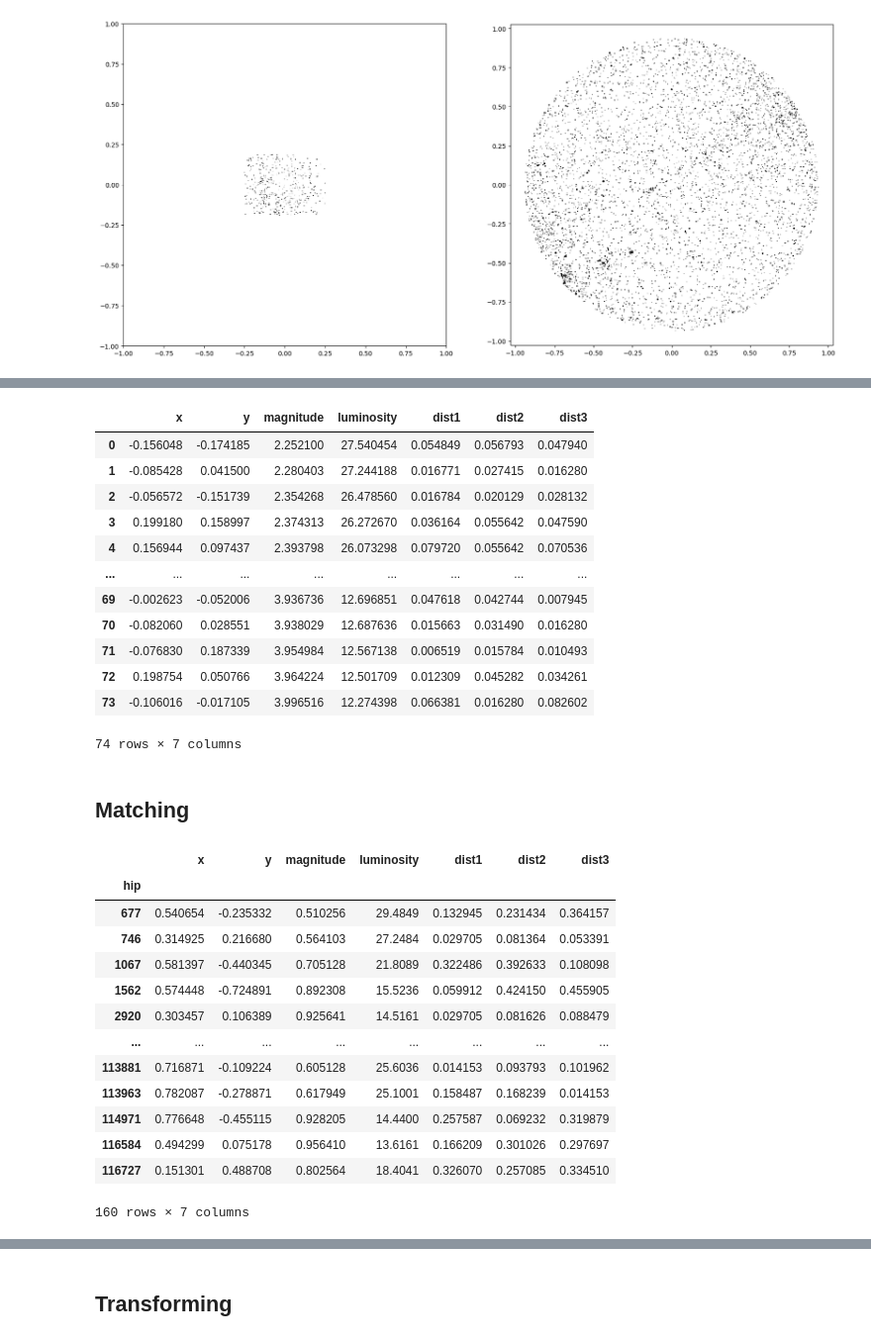
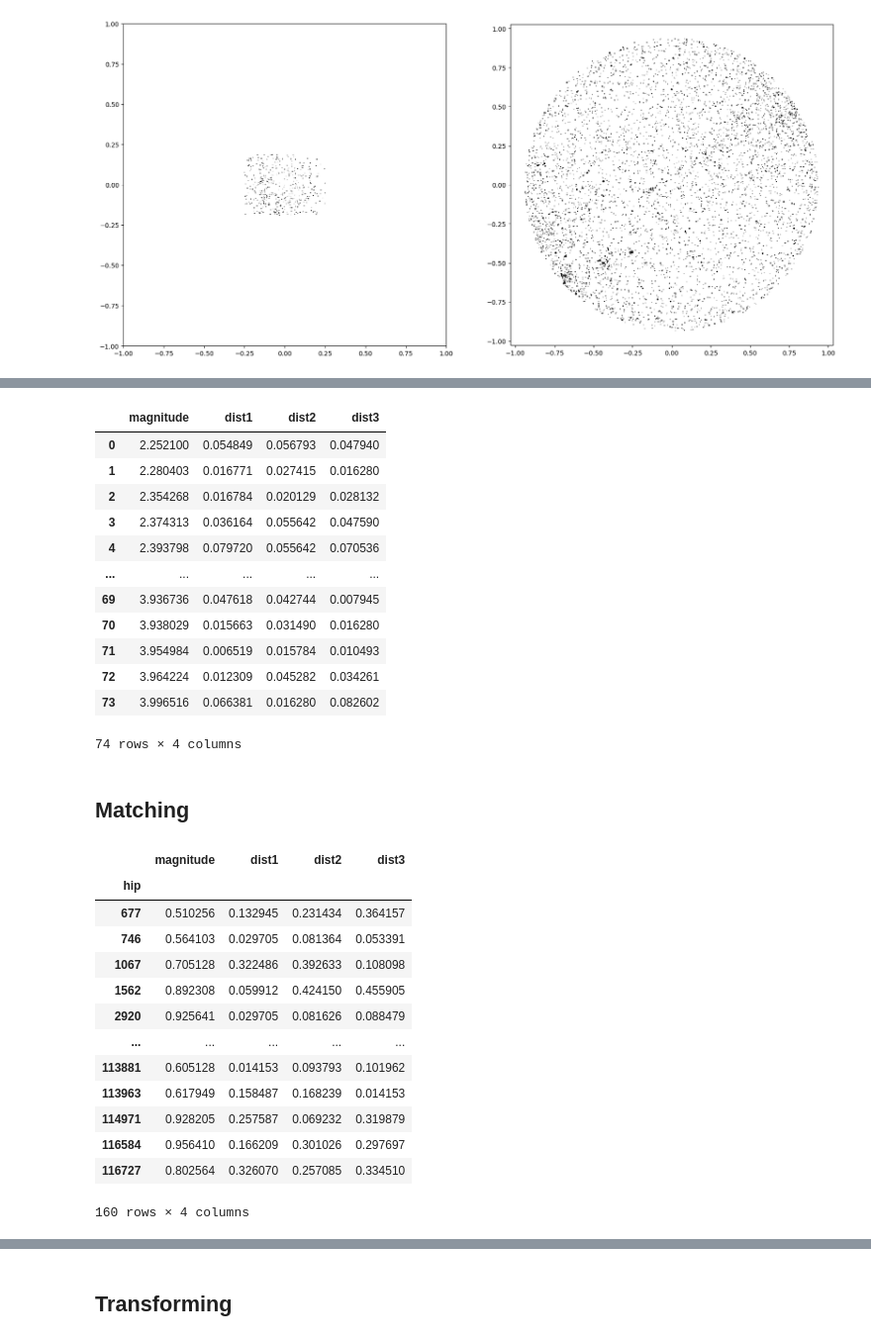
Before and after one commit to emilycardwell/find-my-star, a Jupyter notebook: testing.ipynb, the cells around one changed output, grey strips where cells are left out. Shown at 99% size. Drawn from its saved outputs; the diff is of its cells as text; code cells hidden in the pictures.

```diff
--- a/testing.ipynb
+++ b/testing.ipynb
@@ -560,7 +560,7 @@ def get_features(df):
         'dist3': np.array(all_dists)[:, 2],
     }, index=df.index)
 
-    return pd.concat([df, feats], axis=1)
+    return pd.concat([df.magnitude, feats], axis=1)
 # %%
 brightest_refs = star_data[star_data.loc[:, 'magnitude'] < 4].copy()
 ref_feats = get_features(brightest_refs)
@@ -585,46 +585,46 @@ brightest_tests = norm_test_df[norm_test_df.loc[:, 'magnitude'] < 4].copy()
 test_feats = get_features(brightest_tests)
 test_feats
 # %% [output]
-|  | x | y | magnitude | luminosity | dist1 | dist2 | dist3 |
-| 0 | -0.156048 | -0.174185 | 2.252100 | 27.540454 | 0.054849 | 0.056793 | 0.047940 |
-| 1 | -0.085428 | 0.041500 | 2.280403 | 27.244188 | 0.016771 | 0.027415 | 0.016280 |
-| 2 | -0.056572 | -0.151739 | 2.354268 | 26.478560 | 0.016784 | 0.020129 | 0.028132 |
-| 3 | 0.199180 | 0.158997 | 2.374313 | 26.272670 | 0.036164 | 0.055642 | 0.047590 |
-| 4 | 0.156944 | 0.097437 | 2.393798 | 26.073298 | 0.079720 | 0.055642 | 0.070536 |
-| ... | ... | ... | ... | ... | ... | ... | ... |
-| 69 | -0.002623 | -0.052006 | 3.936736 | 12.696851 | 0.047618 | 0.042744 | 0.007945 |
-| 70 | -0.082060 | 0.028551 | 3.938029 | 12.687636 | 0.015663 | 0.031490 | 0.016280 |
-| 71 | -0.076830 | 0.187339 | 3.954984 | 12.567138 | 0.006519 | 0.015784 | 0.010493 |
-| 72 | 0.198754 | 0.050766 | 3.964224 | 12.501709 | 0.012309 | 0.045282 | 0.034261 |
-| 73 | -0.106016 | -0.017105 | 3.996516 | 12.274398 | 0.066381 | 0.016280 | 0.082602 |
+|  | magnitude | dist1 | dist2 | dist3 |
+| 0 | 2.252100 | 0.054849 | 0.056793 | 0.047940 |
+| 1 | 2.280403 | 0.016771 | 0.027415 | 0.016280 |
+| 2 | 2.354268 | 0.016784 | 0.020129 | 0.028132 |
+| 3 | 2.374313 | 0.036164 | 0.055642 | 0.047590 |
+| 4 | 2.393798 | 0.079720 | 0.055642 | 0.070536 |
+| ... | ... | ... | ... | ... |
+| 69 | 3.936736 | 0.047618 | 0.042744 | 0.007945 |
+| 70 | 3.938029 | 0.015663 | 0.031490 | 0.016280 |
+| 71 | 3.954984 | 0.006519 | 0.015784 | 0.010493 |
+| 72 | 3.964224 | 0.012309 | 0.045282 | 0.034261 |
+| 73 | 3.996516 | 0.066381 | 0.016280 | 0.082602 |
-74 rows × 7 columns
+74 rows × 4 columns
 # %% [markdown]
 ## Matching
 # %%
 # normalize magnitude
 
 mag_scaler = MinMaxScaler((0, 1))
 mag_scaler.fit(ref_feats.loc[:, ['magnitude']])
 ref_m_norm = mag_scaler.transform(ref_feats.loc[:, ['magnitude']])
 
-fit_transform = ref_feats.copy()
+ref_feats_norm = ref_feats.copy()
 ref_feats_norm['magnitude'] = ref_m_norm
 ref_feats_norm
 # %% [output]
-|  | x | y | magnitude | luminosity | dist1 | dist2 | dist3 |
-| hip |  |  |  |  |  |  |  |
-| 677 | 0.540654 | -0.235332 | 0.510256 | 29.4849 | 0.132945 | 0.231434 | 0.364157 |
-| 746 | 0.314925 | 0.216680 | 0.564103 | 27.2484 | 0.029705 | 0.081364 | 0.053391 |
-| 1067 | 0.581397 | -0.440345 | 0.705128 | 21.8089 | 0.322486 | 0.392633 | 0.108098 |
-| 1562 | 0.574448 | -0.724891 | 0.892308 | 15.5236 | 0.059912 | 0.424150 | 0.455905 |
-| 2920 | 0.303457 | 0.106389 | 0.925641 | 14.5161 | 0.029705 | 0.081626 | 0.088479 |
-| ... | ... | ... | ... | ... | ... | ... | ... |
-| 113881 | 0.716871 | -0.109224 | 0.605128 | 25.6036 | 0.014153 | 0.093793 | 0.101962 |
-| 113963 | 0.782087 | -0.278871 | 0.617949 | 25.1001 | 0.158487 | 0.168239 | 0.014153 |
-| 114971 | 0.776648 | -0.455115 | 0.928205 | 14.4400 | 0.257587 | 0.069232 | 0.319879 |
-| 116584 | 0.494299 | 0.075178 | 0.956410 | 13.6161 | 0.166209 | 0.301026 | 0.297697 |
-| 116727 | 0.151301 | 0.488708 | 0.802564 | 18.4041 | 0.326070 | 0.257085 | 0.334510 |
+|  | magnitude | dist1 | dist2 | dist3 |
+| hip |  |  |  |  |
+| 677 | 0.510256 | 0.132945 | 0.231434 | 0.364157 |
+| 746 | 0.564103 | 0.029705 | 0.081364 | 0.053391 |
+| 1067 | 0.705128 | 0.322486 | 0.392633 | 0.108098 |
+| 1562 | 0.892308 | 0.059912 | 0.424150 | 0.455905 |
+| 2920 | 0.925641 | 0.029705 | 0.081626 | 0.088479 |
+| ... | ... | ... | ... | ... |
+| 113881 | 0.605128 | 0.014153 | 0.093793 | 0.101962 |
+| 113963 | 0.617949 | 0.158487 | 0.168239 | 0.014153 |
+| 114971 | 0.928205 | 0.257587 | 0.069232 | 0.319879 |
+| 116584 | 0.956410 | 0.166209 | 0.301026 | 0.297697 |
+| 116727 | 0.802564 | 0.326070 | 0.257085 | 0.334510 |
-160 rows × 7 columns
+160 rows × 4 columns
 # %%
 test_m_norm = mag_scaler.transform(test_feats.loc[:, ['magnitude']])
 
```
Also changed, not shown: parts of 4 cells of this notebook.
